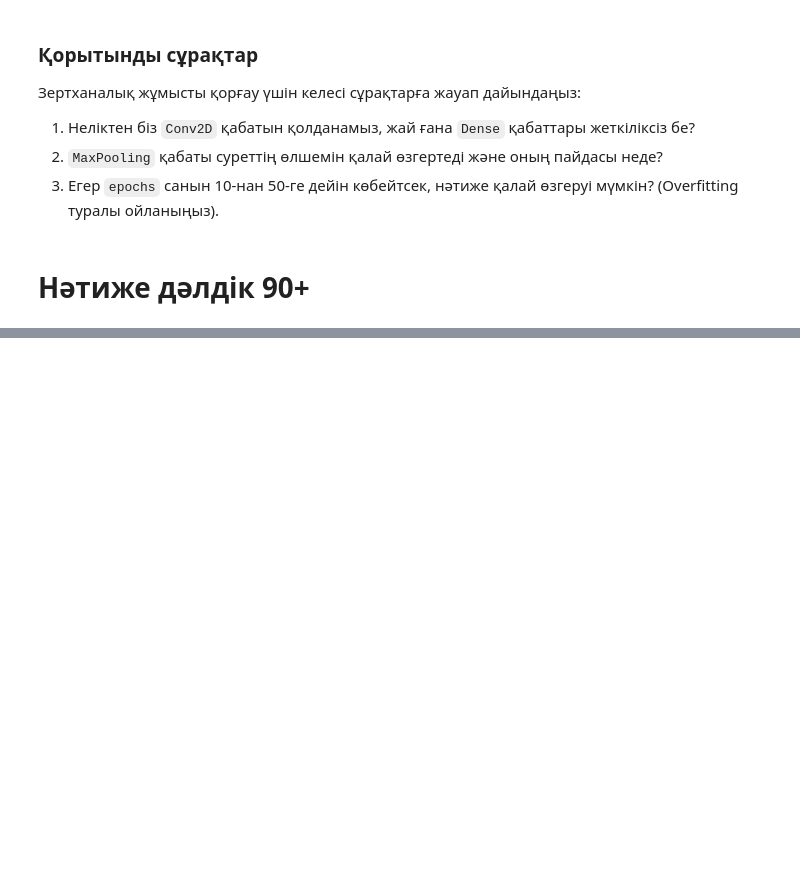
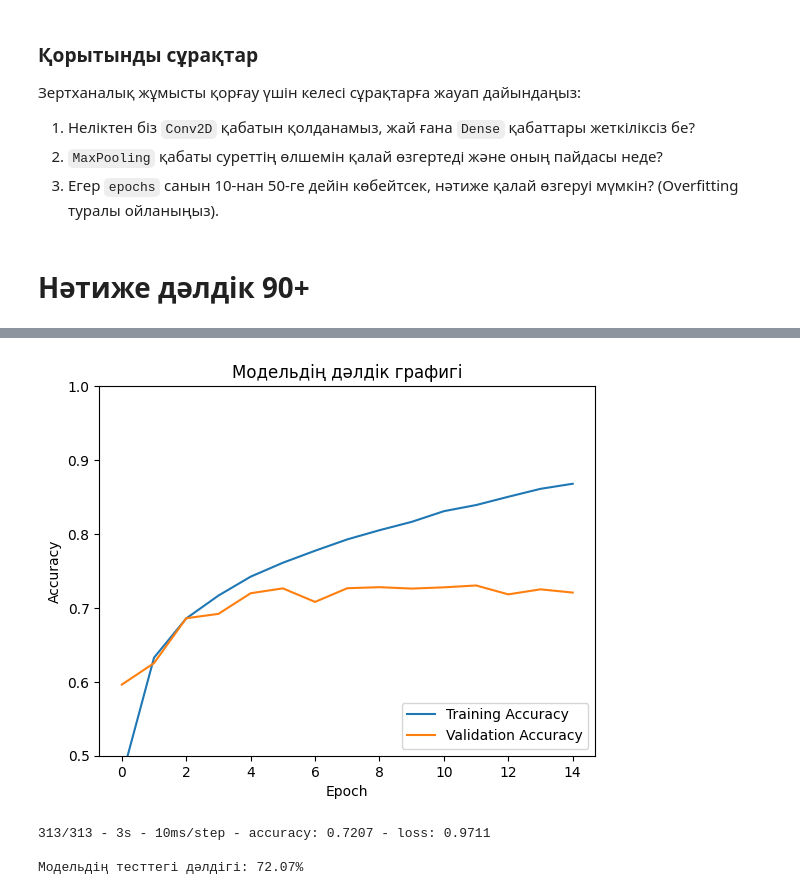
Before and after one commit to ZED-or-ZERO/Notes-on-ML-Courses., a Jupyter notebook: ML Course from ItechResearch/Practice Tasks/СӨЖ_15.ipynb, the cells around one changed output, grey strips where cells are left out. Drawn from its saved outputs; the diff is of its cells as text; code cells hidden in the pictures; blank space fills up the shorter version.

```diff
--- a/ML Course from ItechResearch/Practice Tasks/СӨЖ_15.ipynb
+++ b/ML Course from ItechResearch/Practice Tasks/СӨЖ_15.ipynb
@@ -198,0 +367,27 @@ print(f"Бұл сурет {100 * np.max(score):.2f}% ықтималдықпен
+# %%
+model_3 = models.Sequential()
+
+model_3.add(layers.Conv2D(64, (3,3), activation='relu', input_shape=(32, 32, 3)))
+model_3.add(layers.Conv2D(98, (3, 3), activation='relu'))
+model_3.add(layers.MaxPooling2D((2, 2)))
+
+model_3.add(layers.Conv2D(64, (3, 3), activation='relu'))
+model_3.add(layers.MaxPooling2D((2, 2)))
+
+model_3.add(layers.Flatten())
+model_3.add(layers.Dense(62, activation='relu'))
+model_3.add(layers.Dense(10, activation='softmax'))
+
+model_3.summary()
+
+
+
+model_3.compile(optimizer='adam',
+              loss=tf.keras.losses.SparseCategoricalCrossentropy(from_logits=True),
+              metrics=['accuracy'])
+
+# Модельді оқыту (Training)
+history_2 = model_3.fit(train_images, train_labels,
+                    epochs= 15,
+                    batch_size = 12,
+                    validation_data=(test_images, test_labels))
@@ -198,0 +435,17 @@ print(f"Бұл сурет {100 * np.max(score):.2f}% ықтималдықпен
+# %%
+plt.plot(history_2.history['accuracy'], label='Training Accuracy')
+plt.plot(history_2.history['val_accuracy'], label = 'Validation Accuracy')
+plt.xlabel('Epoch')
+plt.ylabel('Accuracy')
+plt.ylim([0.5, 1])
+plt.legend(loc='lower right')
+plt.title('Модельдің дәлдік графигі')
+plt.show()
+
+test_loss_3, test_acc_3 = model_3.evaluate(test_images,  test_labels, verbose=2)
+print(f"\nМодельдің тесттегі дәлдігі: {test_acc_3*100:.2f}%")
+# %% [output]
+[figure, added]
+313/313 - 3s - 10ms/step - accuracy: 0.7207 - loss: 0.9711
+
+Модельдің тесттегі дәлдігі: 72.07%
```
Also changed, not shown: parts of 15 cells of this notebook, 3 other files.
